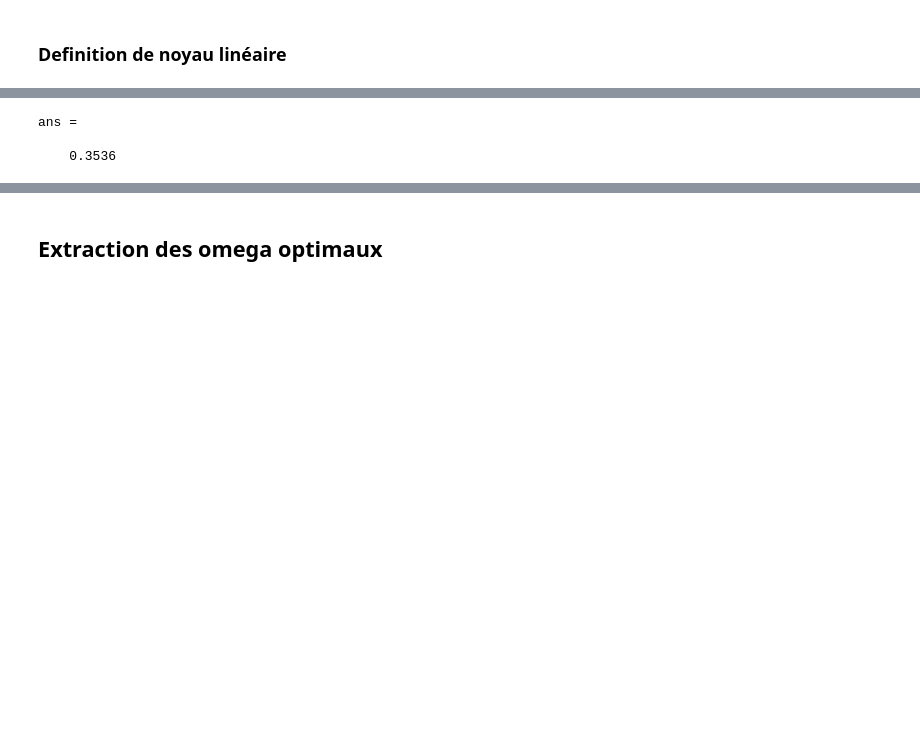
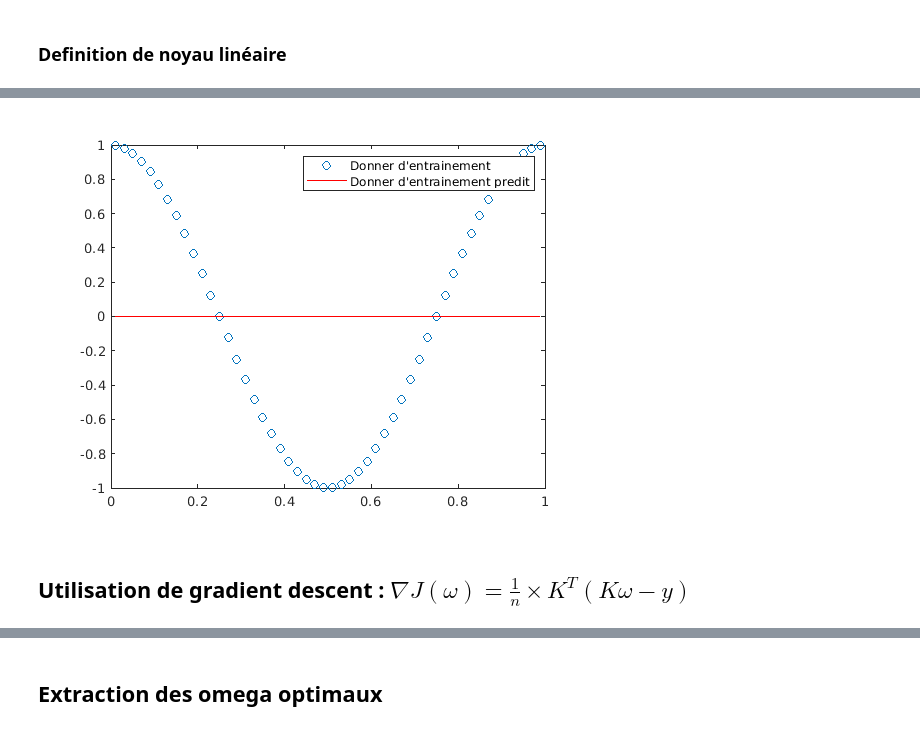
Before and after one commit to akram-elgh/Master-AIDC, a Jupyter notebook: ML/TP2/TP2.ipynb, the cells around one changed output, grey strips where cells are left out. Saved outputs shown, nothing was run; the diff lists cells and outputs as text; code cells hidden in the pictures; blank space fills up the shorter version.

```diff
--- a/ML/TP2/TP2.ipynb
+++ b/ML/TP2/TP2.ipynb
@@ -84,0 +122,9 @@ gradJ = @(omega) (1/n) * K' * ((K * omega) - y_train) + (2 * 0.01 * K * omega);
+# %%
+w_et = (K' * K) \ (K' * y_train);
+y_opt = K * w_et;
+plot(X_train, y_train, 'o')
+hold on
+plot(X_train, y_opt, 'r')
+legend({"Donner d'entrainement", "Donner d'entrainement predit"}, 'Location', 'northeast');
+hold off
+# %% [output]
@@ -85,3 +132,7 @@ gradJ = @(omega) (1/n) * K' * ((K * omega) - y_train) + (2 * 0.01 * K * omega);
+[figure, added]
+# %% [markdown]
+
+## Utilisation de gradient descent : $ \nabla J(\omega) = \frac{1}{n} \times K^T (K\omega - y) $
 # %%
 alpha = 0.001;
 num_iterations = 5000;
@@ -91,12 +142,6 @@ for i = 1:num_iterations
   hist_omega(:, i) = omega;
   err(i) = J(omega, y_train);
 end
-# %%
-err(i)
-# %% [output]
-ans =
-
-    0.3536
 # %%
 norm(gradJ(omega))
 # %% [output]
```
Also changed, not shown: parts of 611 cells of this notebook, 2 other files.
